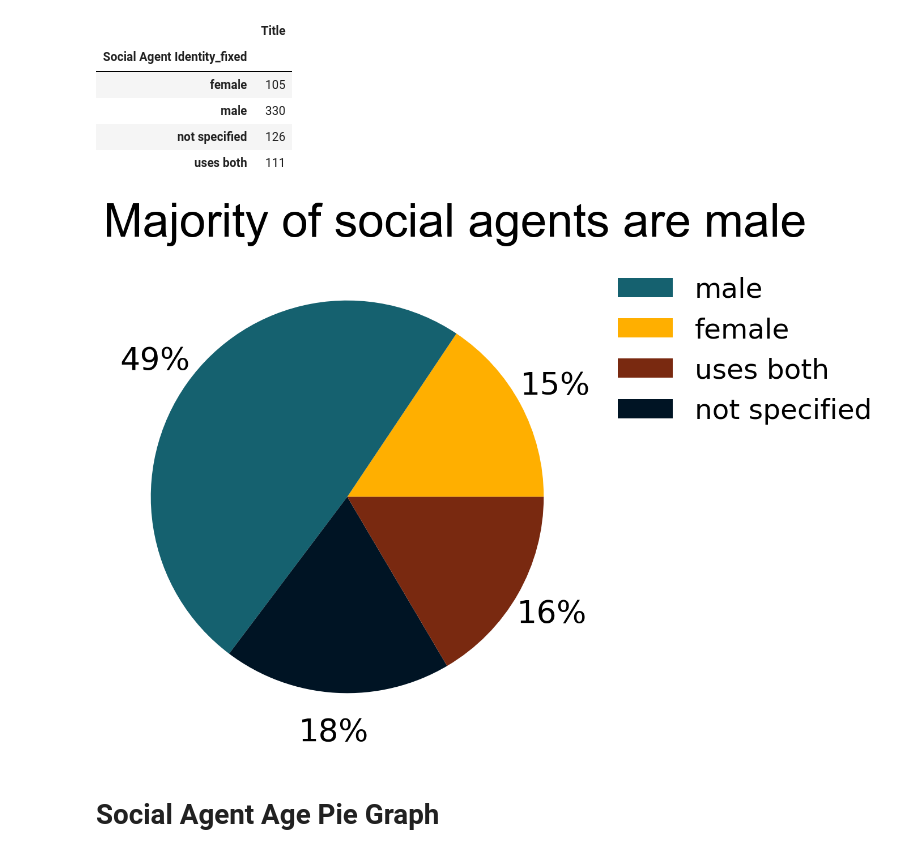
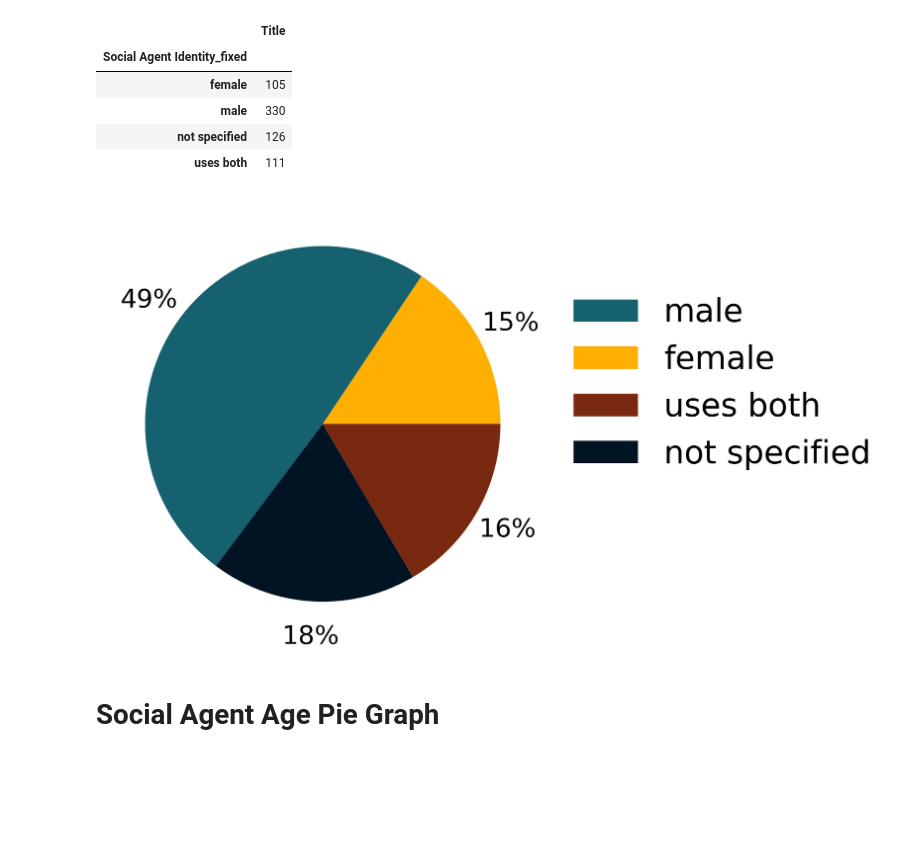
Before and after one commit to padillacoreanolab/literature_review_processing, a Jupyter notebook: results/2022_09_09_literature_review_processing/Graphs for Literature Review.ipynb, the cells around one changed output. Saved outputs shown, nothing was run; the diff lists cells and outputs as text; code cells hidden in the pictures; blank space fills up the shorter version.

Commit message:
Fixes SA sex pie chart for paper

```diff
--- a/results/2022_09_09_literature_review_processing/Graphs for Literature Review.ipynb
+++ b/results/2022_09_09_literature_review_processing/Graphs for Literature Review.ipynb
@@ -726,18 +726,18 @@ sa_sex_totals
 # %%
 plt.pie(sa_sex_totals['Title'], labels = sa_sex_totals.index, autopct='%d%%', colors = pclabcol4, pctdistance=1.2, labeldistance=None, textprops ={'fontsize': AXESLABEL})
 handles, labels = plt.gca().get_legend_handles_labels()
 
 #specify order of items in legend
 order = [1,0,3,2]
 
 #add legend to plot
-plt.legend([handles[idx] for idx in order],[labels[idx] for idx in order], bbox_to_anchor=(1.0, 1.0),frameon = False, fontsize = 35) #Moves legend and takes frame off
-plt.suptitle("Majority of social agents are male", fontsize = TITLESIZE, family = 'Arial', x =0.55)
+plt.legend([handles[idx] for idx in order],[labels[idx] for idx in order], bbox_to_anchor=(1.0, .85),frameon = False, fontsize = 50) #Moves legend and takes frame off
+#plt.suptitle("Majority of social agents are male", fontsize = TITLESIZE, family = 'Arial', x =0.55)
 plt.tight_layout()
 plt.ylabel("")
 plt.savefig('./proc/plots/SAsex.svg')
 # %% [output]
-[figure, old version]
+[figure, new version]
 # %% [markdown]
 # Social Agent Age Pie Graph
 # %%
```
